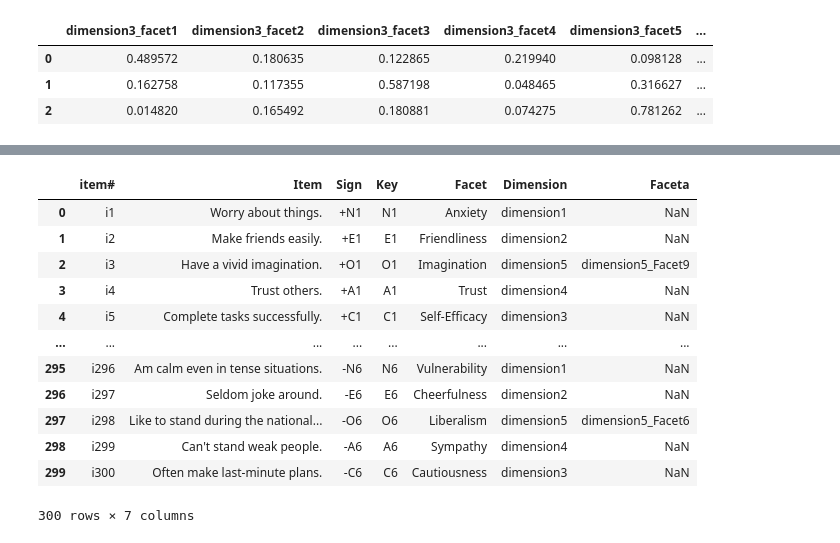
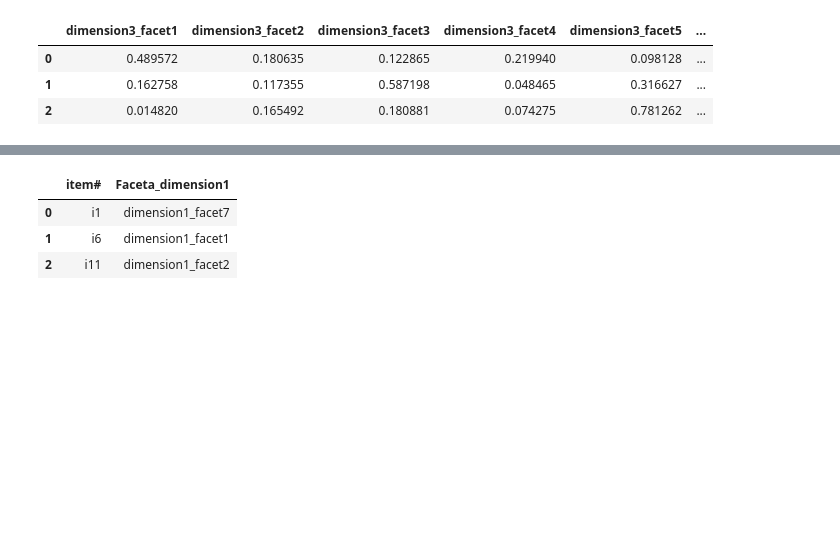
Before and after one commit to AnaSenso/DM0320-final-project, a Jupyter notebook: Factor Analysis - Test - Dimension.ipynb, the cells around one changed output, grey strips where cells are left out. Drawn from its saved outputs; the diff is of its cells as text; code cells hidden in the pictures; blank space fills up the shorter version.

```diff
--- a/Item - Factor Analysis.ipynb
+++ b/Factor Analysis - Test - Dimension.ipynb
@@ -241,16 +220,0 @@ for e in list(drop_nn(fat).columns):
-# %%
-infoDF
-# %% [output]
-|  | item# | Item | Sign | Key | Facet | Dimension | Faceta |
-| 0 | i1 | Worry about things. | +N1 | N1 | Anxiety | dimension1 | NaN |
-| 1 | i2 | Make friends easily. | +E1 | E1 | Friendliness | dimension2 | NaN |
-| 2 | i3 | Have a vivid imagination. | +O1 | O1 | Imagination | dimension5 | dimension5_Facet9 |
-| 3 | i4 | Trust others. | +A1 | A1 | Trust | dimension4 | NaN |
-| 4 | i5 | Complete tasks successfully. | +C1 | C1 | Self-Efficacy | dimension3 | NaN |
-| ... | ... | ... | ... | ... | ... | ... | ... |
-| 295 | i296 | Am calm even in tense situations. | -N6 | N6 | Vulnerability | dimension1 | NaN |
-| 296 | i297 | Seldom joke around. | -E6 | E6 | Cheerfulness | dimension2 | NaN |
-| 297 | i298 | Like to stand during the national... | -O6 | O6 | Liberalism | dimension5 | dimension5_Facet6 |
-| 298 | i299 | Can't stand weak people. | -A6 | A6 | Sympathy | dimension4 | NaN |
-| 299 | i300 | Often make last-minute plans. | -C6 | C6 | Cautiousness | dimension3 | NaN |
-300 rows × 7 columns
@@ -260,0 +221,9 @@ fatt.head(20)
+# %%
+info = {i:item_corr(facets[i], f'Faceta_{i}') for i in list(drop_nn(fat).columns)}
+
+info['dimension1'].head(3)
+# %% [output]
+|  | item# | Faceta_dimension1 |
+| 0 | i1 | dimension1_facet7 |
+| 1 | i6 | dimension1_facet1 |
+| 2 | i11 | dimension1_facet2 |
```
Also changed, not shown: parts of 9 cells of this notebook, 1 other file.
